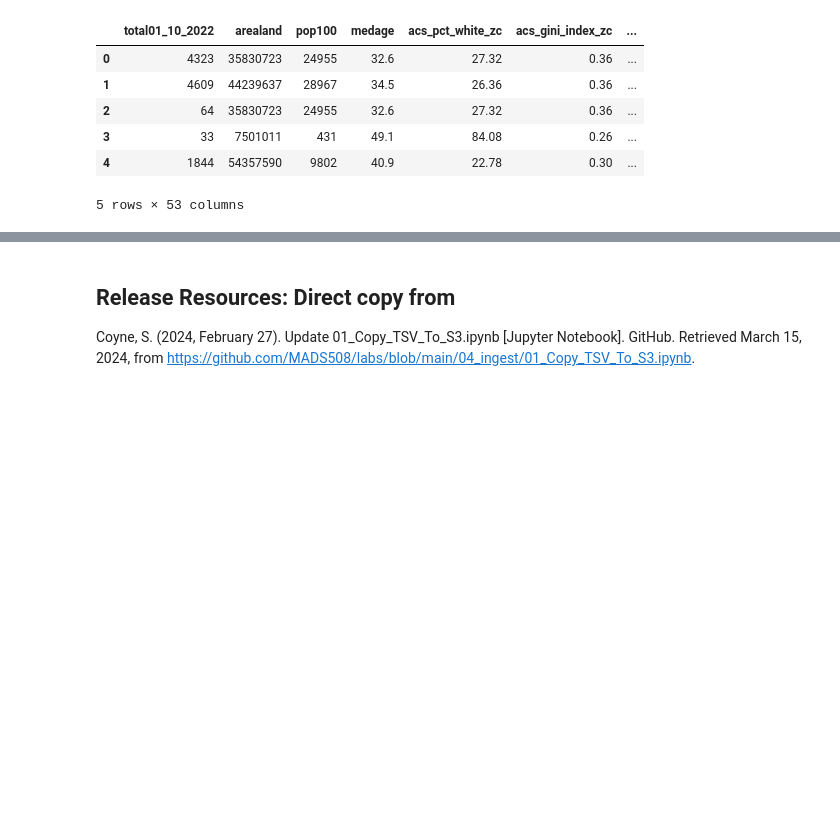
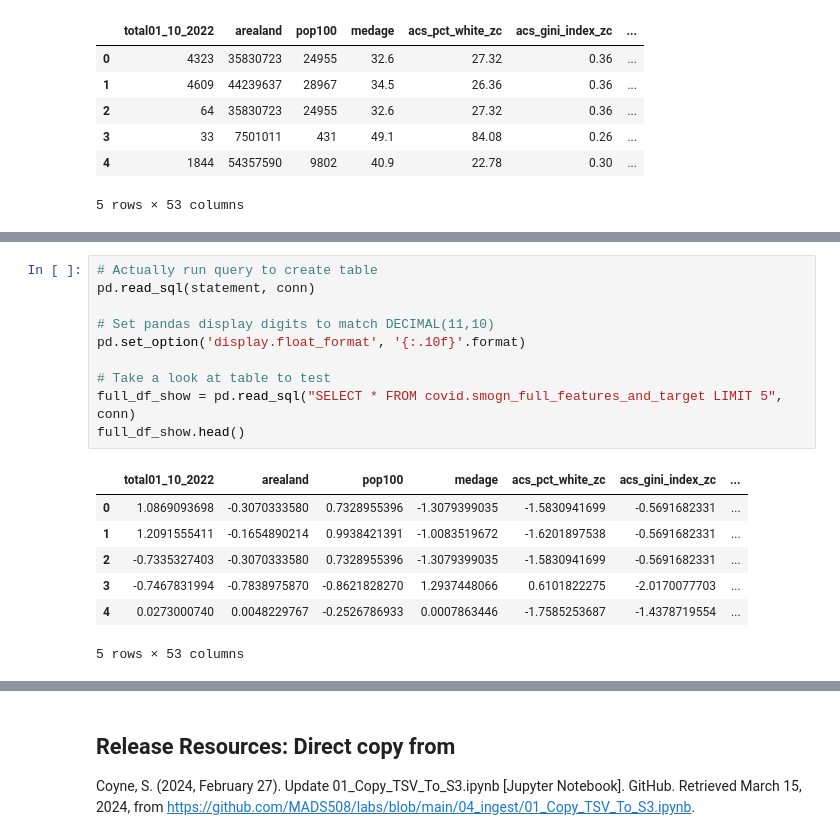
Before and after one commit to shailja-somani-0/ADS-508-Team-2, a Jupyter notebook: team2-ads508.ipynb, the cells around one changed output, grey strips where cells are left out. Saved outputs shown, nothing was run; the diff lists cells and outputs as text; blank space fills up the shorter version.

```diff
--- a/team2-ads508.ipynb
+++ b/team2-ads508.ipynb
@@ -970,0 +1100,18 @@ df_show.head(10)
+# %%
+# Actually run query to create table
+pd.read_sql(statement, conn)
+
+# Set pandas display digits to match DECIMAL(11,10)
+pd.set_option('display.float_format', '{:.10f}'.format)
+
+# Take a look at table to test
+full_df_show = pd.read_sql("SELECT * FROM covid.smogn_full_features_and_target LIMIT 5", conn)
+full_df_show.head()
+# %% [output]
+|  | total01_10_2022 | arealand | pop100 | medage | acs_pct_white_zc | acs_gini_index_zc | ... |
+| 0 | 1.0869093698 | -0.3070333580 | 0.7328955396 | -1.3079399035 | -1.5830941699 | -0.5691682331 | ... |
+| 1 | 1.2091555411 | -0.1654890214 | 0.9938421391 | -1.0083519672 | -1.6201897538 | -0.5691682331 | ... |
+| 2 | -0.7335327403 | -0.3070333580 | 0.7328955396 | -1.3079399035 | -1.5830941699 | -0.5691682331 | ... |
+| 3 | -0.7467831994 | -0.7838975870 | -0.8621828270 | 1.2937448066 | 0.6101822275 | -2.0170077703 | ... |
+| 4 | 0.0273000740 | 0.0048229767 | -0.2526786933 | 0.0007863446 | -1.7585253687 | -1.4378719554 | ... |
+5 rows × 53 columns
```
Also changed, not shown: parts of 13 cells of this notebook, 1 other file.
